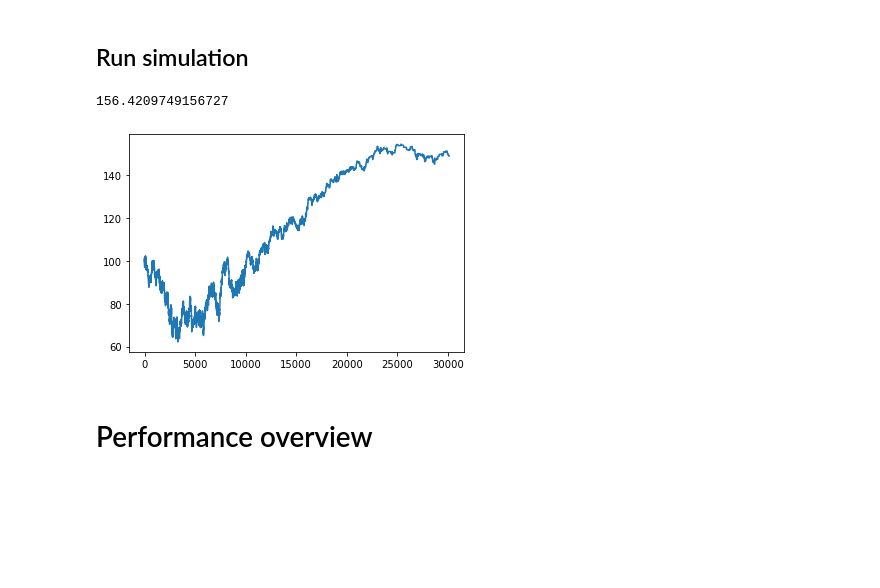
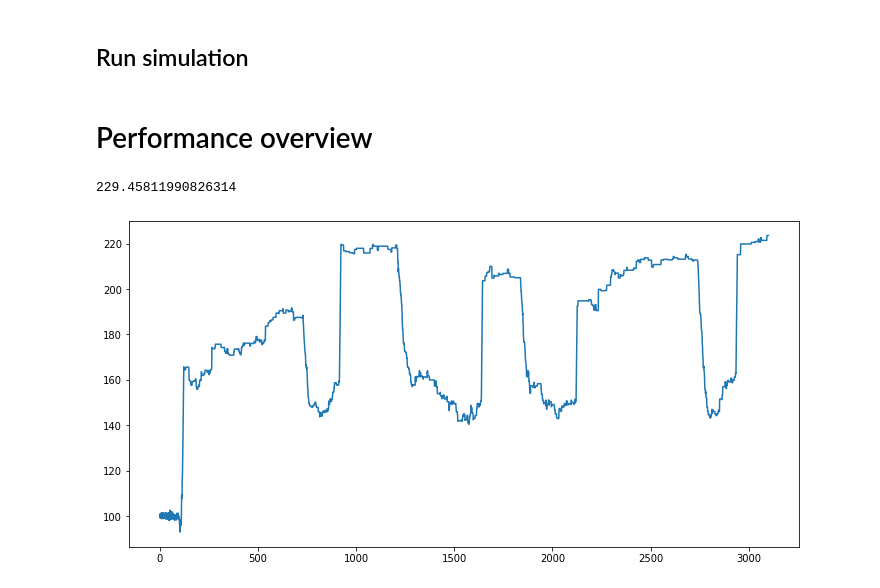
Before and after one commit to victoremil1996/rl_for_trading, a Jupyter notebook: notebooks/market_simulation_main.ipynb, the cells around one changed output. Drawn from its saved outputs; the diff is of its cells as text; code cells hidden in the pictures; blank space fills up the shorter version.

```diff
--- a/notebooks/market_simulation_main.ipynb
+++ b/notebooks/market_simulation_main.ipynb
@@ -32,19 +32,42 @@ from market_simulation_study.environment import MarketEnvironment
 ## Setup
 # %%
 # Declare parameters
-n_agents= 30
-time_periods = 30000
+n_random_agents= 30
+n_investor_agents = 5
+n_trend_agents = 10
+
+n_agents = n_random_agents + n_investor_agents + n_trend_agents
+
+
+time_periods = 3000
 
 price_list = [100 + np.random.normal() for j in range(100)]
 ex_list = np.array([[0]*n_agents, [0]*n_agents])
 fee = 0
+mean_buy_price = 99
+mean_sell_price = 101
 
+state0 = {"market_prices": price_list, "execution_status": ex_list, 'fee':fee, "mean_buy_price":mean_buy_price,
+          "mean_sell_price":mean_sell_price}
 
-state0 = {"market_prices": price_list, "execution_status": ex_list, 'fee':fee }
 env = MarketEnvironment(state0)
-agents = [RandomAgent(agent_id = j, latency = np.random.normal()) for j in range(n_agents)]
+agents = []
 
+random_agents = [RandomAgent(agent_id = j,
+                             latency = np.random.normal()) for j in range(n_random_agents)]
 
+investor_agents = [InvestorAgent(agent_id = j + n_random_agents,
+                                 latency = np.random.normal(),
+                                 intensity = 0.1) for j in range(n_investor_agents)]
+
+trend_agents = [TrendAgent(agent_id = j + n_random_agents + n_investor_agents,
+                                 latency = np.random.normal()) for j in range(n_trend_agents)]
+
+agents.append(random_agents)
+agents.append(investor_agents)
+agents.append(trend_agents)
+
+agents = [item for sublist in agents for item in sublist]
 
 # Initialize agents
 for j in range(n_agents):
@@ -60,11 +83,12 @@ for time in range(time_periods):
         agents[j].update(state)
         #agents[j].calculate_profit_and_loss(state)
         #ax.scatter(time, agents[j].pnl)
-# %%
-plt.plot(state['market_prices'])
-np.maximum(agents[0].sell_price, 0)
-# %% [output]
-156.4209749156727
-[figure, removed]
 # %% [markdown]
 # Performance overview
+# %%
+fig, ax = plt.subplots(figsize = (12, 6))
+ax.plot(state['market_prices'])
+np.maximum(agents[0].sell_price, 0)
+# %% [output]
+229.45811990826314
+[figure, added]
```
Also changed, not shown: parts of 6 cells of this notebook, 2 other files.
